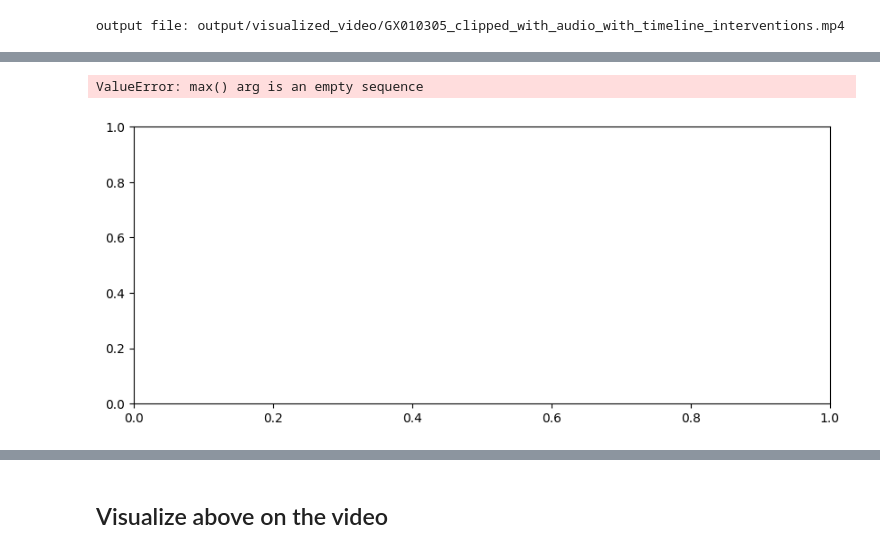
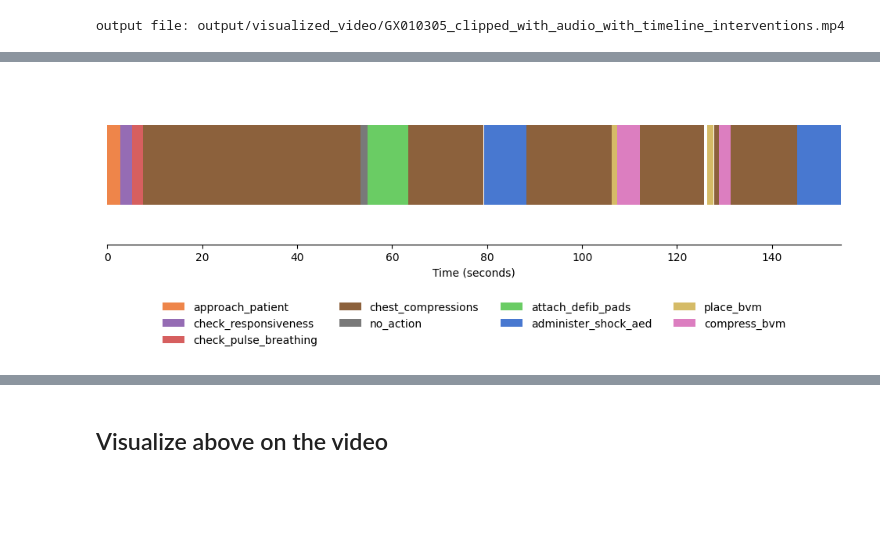
Before and after one commit to UVA-DSA/EgoEMS, a Jupyter notebook: Tools/data_visualization/annotation_vis.ipynb, the cells around one changed output, grey strips where cells are left out. Cells and saved outputs as stored; diff of their text form; code cells hidden in the pictures; blank space fills up the shorter version.

Commit message:
update keystep visualizer to work with new annotation file and add mediapipe face detector and pixelate face

```diff
--- a/Tools/data_visualization/annotation_vis.ipynb
+++ b/Tools/data_visualization/annotation_vis.ipynb
@@ -41,33 +41,47 @@ if not os.path.exists(video_output_dir):
 # %% [output]
 output file: output/visualized_video/GX010305_clipped_with_audio_with_timeline_interventions.mp4
 # %%
-# vid id
-vid = "6" # GX010305_clipped_with_audio.mp4
+import json
+import cv2
+import seaborn as sns
+import matplotlib.pyplot as plt
+from matplotlib.animation import FuncAnimation
 
-# Load JSON
+# Video ID (matches 'GX010305_clipped_with_audio.mp4' based on the corresponding trial)
+vid = "GX010305"
+
+# Load the updated JSON file
+annotations_file = "../../Annotations/main_annotation.json"  # Replace with the correct path
 with open(annotations_file) as f:
     data = json.load(f)
 
-# Extract temporal segments
+# Video file path (Update as needed)
+video_file = "/path/to/video.mp4"  # Update to the correct video path
+
+
+# Extract temporal segments from 'keysteps'
 segments = []
-for meta in data['metadata'].values():
-    if meta['vid'] != vid:
-        continue
-    print("video_id: ", meta['vid'])
-    start, end = meta['z']
-    label = meta['av']['1']
-    segments.append((start, end, label))
+for subject in data['subjects']:
+    for trial in subject['trials']:
+        for stream_key, stream_info in trial['streams'].items():
+            if stream_info['file_id'] == vid:
+                print(f"Video file found: {stream_info['file_id']}")
+                video_file = stream_info['file_path']
+                for keystep in trial['keysteps']:
+                    start, end = keystep['start_t'], keystep['end_t']
+                    label = keystep['label']
+                    segments.append((start, end, label))
 
+print("Video file:", video_file)
 print("Segments:", segments)
 
-# Generate a custom color palette with enough distinct colors
+# Generate a custom color palette for unique labels
 unique_labels = sorted(set([label for _, _, label in segments]))
-palette = sns.color_palette("muted", len(unique_labels))  # "husl" generates distinct colors
+palette = sns.color_palette("muted", len(unique_labels))
 color_map = {label: palette[i] for i, label in enumerate(unique_labels)}
 
-# Video file path
-video_file = data_dir  # Update the path
 
+plot_output_dir = "./output/plot"
 # Open video file
 cap = cv2.VideoCapture(video_file)
 
@@ -80,7 +94,7 @@ else:
         print("Error: FPS value is zero, which might indicate an issue with the video file.")
     else:
         # Plot timeline
-        fig, ax = plt.subplots(figsize=(10, 4))  # Adjusted figure size for better appearance
+        fig, ax = plt.subplots(figsize=(10, 4))
         ax.set_xlim(0, max([end for _, end, _ in segments]))
         ax.set_ylim(0, 1)
 
@@ -91,11 +105,13 @@ else:
         ax.spines['right'].set_visible(False)
         ax.spines['top'].set_visible(False)
 
-        # set x axis label
+        # Set x-axis label
         ax.set_xlabel("Time (seconds)")
-        # Track which labels have been added to the legend
+
+        # Track labels added to the legend
         labels_added = set()
 
+        # Draw bars for each segment
         for start, end, label in segments:
             color = color_map[label]
             if label not in labels_added:
@@ -117,13 +133,36 @@ else:
 
         ani = FuncAnimation(fig, update, frames=int(cap.get(cv2.CAP_PROP_FRAME_COUNT)), interval=1000/fps)
 
+
         plt.tight_layout()
 
-        fig.savefig(f'{plot_output_dir}/{file_name}_timeline.png', bbox_inches='tight')
+        # Save the timeline plot
+
+        file_name = "video_timeline"
+        fig.savefig(f'{plot_output_dir}/{file_name}_timeline.png', bbox_inches='tight', transparent=True)
 
         plt.show()
 
 
+        # Transparent version
+
+                # Now create the transparent version with only the color bars
+        fig_transparent, ax_transparent = plt.subplots(figsize=(10, 4))
+        ax_transparent.set_xlim(0, max([end for _, end, _ in segments]))
+        ax_transparent.set_ylim(0, 1)
+
+        # Remove all axis elements for transparent version
+        ax_transparent.axis('off')
+
+        # Draw bars for each segment
+        for start, end, label in segments:
+            color = color_map[label]
+            ax_transparent.broken_barh([(start, end - start)], (0.25, 0.5), facecolors=color)
+
+        # Save the transparent version as PNG
+        fig_transparent.savefig(f'{plot_output_dir}/{file_name}_bars_only.png', bbox_inches='tight', transparent=True)
+
+        plt.show()
 
 cap.release()
 # %% [output]
@@ -131,2 +172 @@ Segments: []
-ValueError: max() arg is an empty sequence
-[figure, old version]
+[figure, new version]
```
Also changed, not shown: parts of 1 cell of this notebook, 2 other files.
